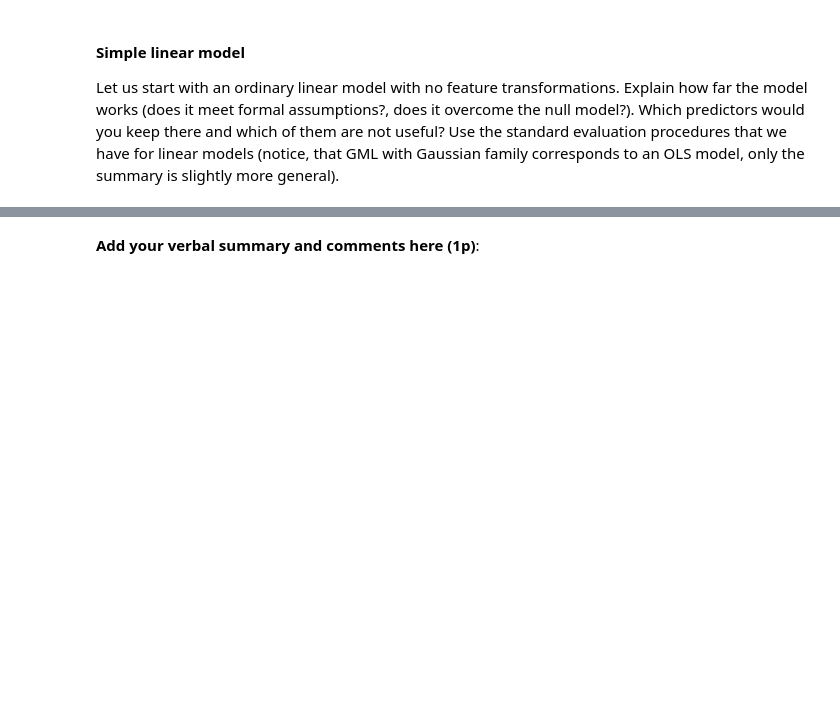
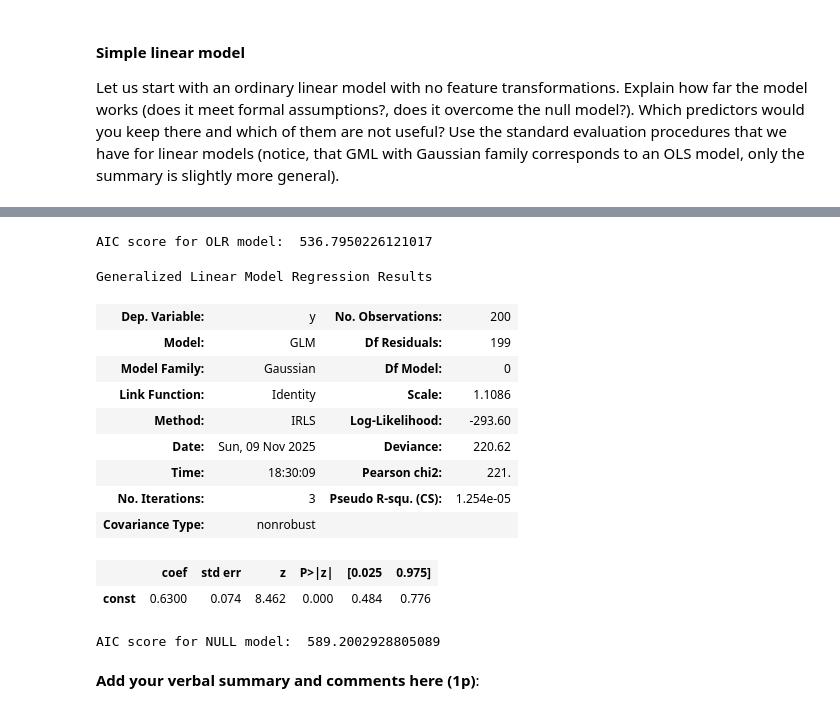
Before and after one commit to SGavula/CTU_SAN, a Jupyter notebook: san_assignment_3/SAN_assignment_GLM.ipynb, the cells around one changed output, grey strips where cells are left out. Saved outputs shown, nothing was run; the diff lists cells and outputs as text; code cells hidden in the pictures; blank space fills up the shorter version.

```diff
--- a/san_assignment_3/SAN_assignment_GLM.ipynb
+++ b/san_assignment_3/SAN_assignment_GLM.ipynb
@@ -103,5 +106,29 @@ work          -0.0024      0.006     -0.410      0.682      -0.014       0.009
 ==============================================================================
 [figure]
 [figure]
+# %%
+print("AIC score for OLS model: ", res.aic)
+# %% [output]
+AIC score for OLR model:  536.7950226121017
+# %%
+null_model = sm.GLM(endog=y, exog=X.const, family=sm.families.Gaussian()).fit()
+null_model.summary()
+# %% [output]
+Generalized Linear Model Regression Results
+| Dep. Variable: | y | No. Observations: | 200 |
+| Model: | GLM | Df Residuals: | 199 |
+| Model Family: | Gaussian | Df Model: | 0 |
+| Link Function: | Identity | Scale: | 1.1086 |
+| Method: | IRLS | Log-Likelihood: | -293.60 |
+| Date: | Sun, 09 Nov 2025 | Deviance: | 220.62 |
+| Time: | 18:30:09 | Pearson chi2: | 221. |
+| No. Iterations: | 3 | Pseudo R-squ. (CS): | 1.254e-05 |
+| Covariance Type: | nonrobust |  |  |
+|  | coef | std err | z | P>|z| | [0.025 | 0.975] |
+| const | 0.6300 | 0.074 | 8.462 | 0.000 | 0.484 | 0.776 |
+# %%
+print("AIC score for NULL model: ", null_model.aic)
+# %% [output]
+AIC score for NULL model:  589.2002928805089
 # %% [markdown]
 **Add your verbal summary and comments here (1p)**:
```
Also changed, not shown: parts of 20 cells of this notebook.
